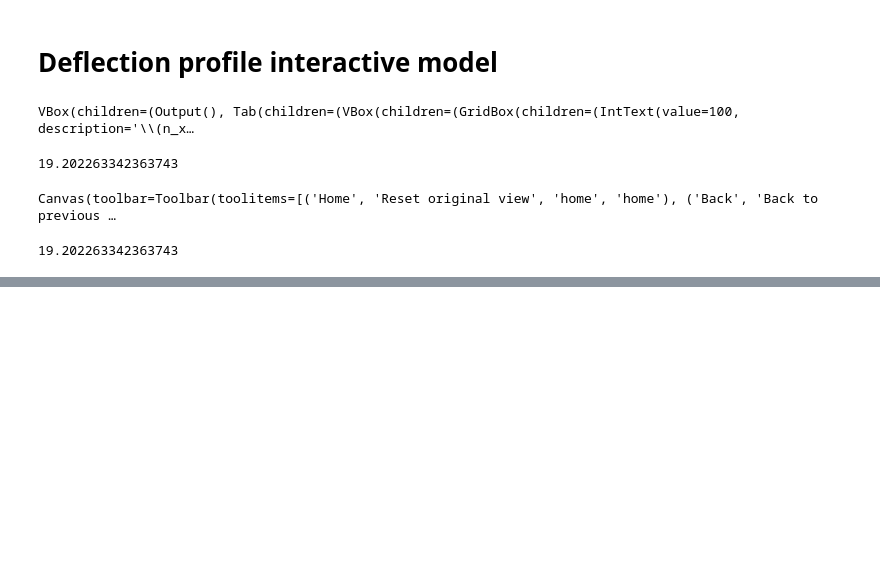
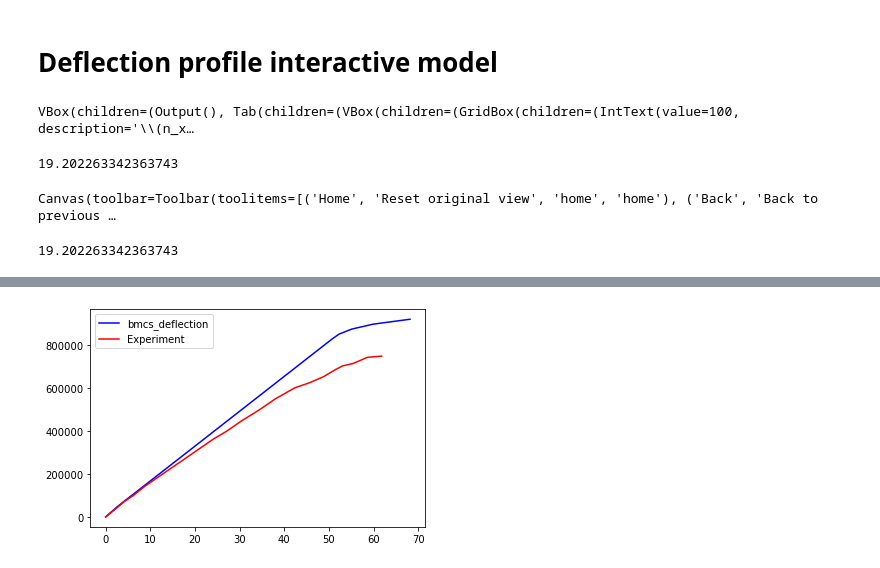
Before and after one commit to bmcs-group/bmcs_beam, a Jupyter notebook: bmcs_beam/bending/deflection_profile.ipynb, the cells around one changed output, grey strips where cells are left out. Cells and saved outputs as stored; diff of their text form; code cells hidden in the pictures; blank space fills up the shorter version.

```diff
--- a/bmcs_beam/bending/deflection_profile.ipynb
+++ b/bmcs_beam/bending/deflection_profile.ipynb
@@ -39,0 +94,26 @@ Canvas(toolbar=Toolbar(toolitems=[('Home', 'Reset original view', 'home', 'home'
+# %%
+mc = MKappa(n_m=100, n_kappa = 100)
+mc.kappa_slider = 0.00001
+mc.low_kappa = 0
+mc.high_kappa = 0.0001
+map_and_assign_params_for_t_section(mc,
+            beta_tu = 160,  # SUPPOSED because it's missing
+            b = 284,
+            h = 298,
+            E = 36500,
+            E_s = 200000,
+            f_sy = 761,
+            eps_cr = 0.000140,
+            rho = 0.0496,
+            v_f = 0.02,
+            omega = 22.7,
+            psi = 27.2,
+            mu = 0.3,
+            alpha = 0.81,
+            lambda_cu = 25,
+            o = 0.33,
+            zeta = 0.25)
+
+plot_Fw_ver(mc, ver_data)
+# %% [output]
+[figure, added]
```
Also changed, not shown: parts of 6 cells of this notebook, 3 other files.
